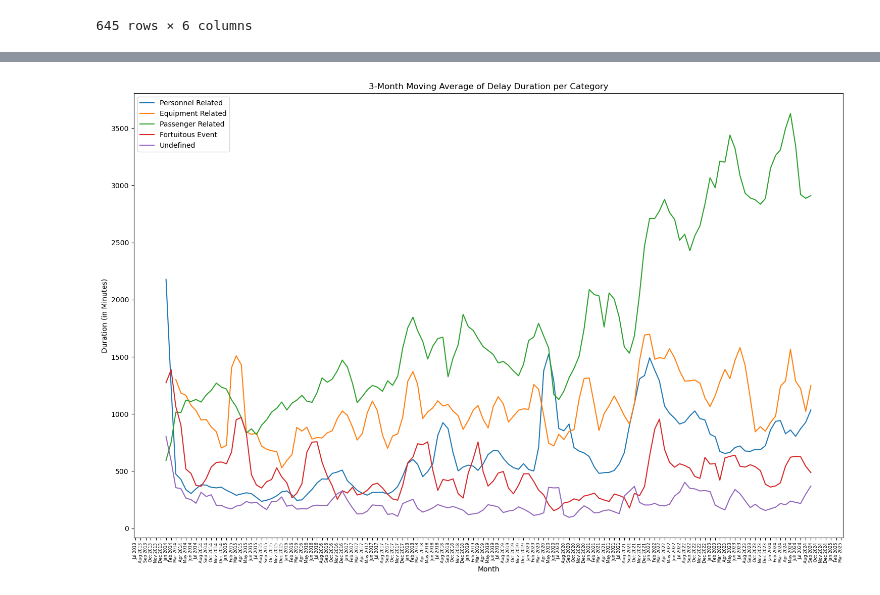
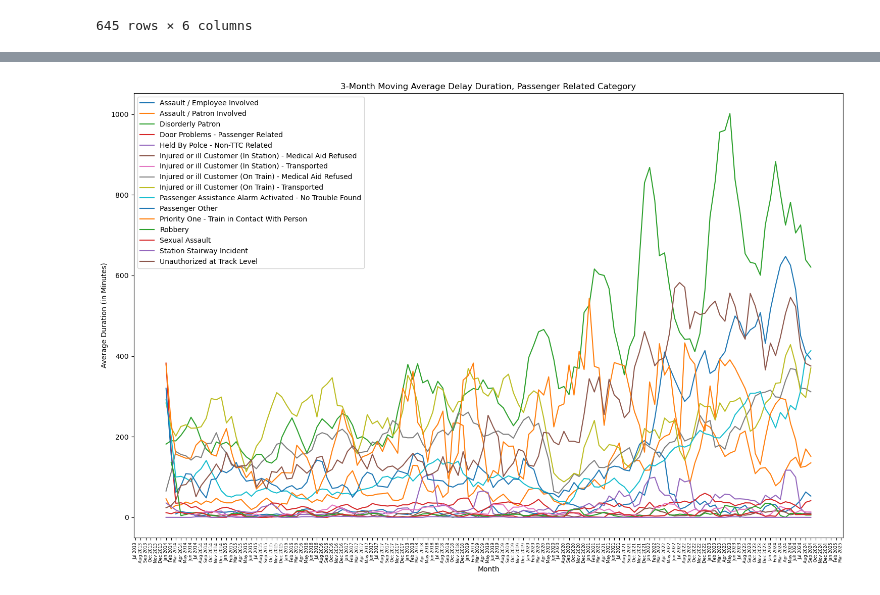
Before and after one commit to emem83/TTC-Delay-Dataset, a Jupyter notebook: TTC_Delay_Dataset_EDA.ipynb, the cells around one changed output, grey strips where cells are left out. Cells and saved outputs as stored; diff of their text form; code cells hidden in the pictures.

```diff
--- a/TTC_Delay_Dataset_EDA.ipynb
+++ b/TTC_Delay_Dataset_EDA.ipynb
@@ -283,0 +300,11 @@ plt.show()
+# %%
+grouped_passenger = df_master[df_master['delay_category'] == 'Passenger Related'].groupby([
+        df_master['delay_cause'],
+        df_master['datetime'].dt.to_period('M').dt.to_timestamp()
+    ]).agg(
+        total_occurrence = ('Min Delay', 'count'),
+        delay_duration = ('Min Delay', 'sum')
+    ).reset_index()
+grouped_passenger['average_delay'] = grouped_passenger['delay_duration'] / grouped_passenger['total_occurrence']
+grouped_passenger['3-Month MA'] = grouped_passenger['delay_duration'].rolling(window = 3).mean()
+grouped_passenger
@@ -283,0 +367,17 @@ plt.show()
+# %%
+plt.figure(figsize = (15,10))
+for cause in grouped_passenger['delay_cause'].unique():
+    subset = grouped_passenger[grouped_passenger['delay_cause'] == cause]
+    plt.plot(subset['datetime'],
+             subset['average_delay'],
+             label = cause)
+
+plt.title('Monthly Average Delay Duration, Passenger Related Category')
+plt.xlabel('Month')
+plt.gca().xaxis.set_major_formatter(mdates.DateFormatter('%b %Y'))
+plt.gca().xaxis.set_major_locator(mdates.MonthLocator())
+plt.xticks(rotation = 90, fontsize = 6)
+plt.ylabel('Average Duration (in Minutes)')
+plt.legend()
+plt.tight_layout()
+plt.show()
@@ -284,17 +386,19 @@ plt.show()
 # %%
 plt.figure(figsize = (15,10))
-for category, color in colors.items():
-    subset = grouped_delay_category[grouped_delay_category['delay_category'] == category]
-    plt.plot(subset['datetime'], subset['3-Month MA'], label = category)
+for cause in grouped_passenger['delay_cause'].unique():
+    subset = grouped_passenger[grouped_passenger['delay_cause'] == cause]
+    plt.plot(subset['datetime'],
+             subset['3-Month MA'],
+             label = cause)
 
-plt.title('3-Month Moving Average of Delay Duration per Category')
+plt.title('3-Month Moving Average Delay Duration, Passenger Related Category')
 plt.xlabel('Month')
 plt.gca().xaxis.set_major_formatter(mdates.DateFormatter('%b %Y'))
 plt.gca().xaxis.set_major_locator(mdates.MonthLocator())
 plt.xticks(rotation = 90, fontsize = 6)
-plt.ylabel('Duration (in Minutes)')
+plt.ylabel('Average Duration (in Minutes)')
 plt.legend()
 plt.tight_layout()
 plt.show()
 # %% [output]
-[figure, old version]
+[figure, new version]
```
Also changed, not shown: parts of 14 cells of this notebook.
